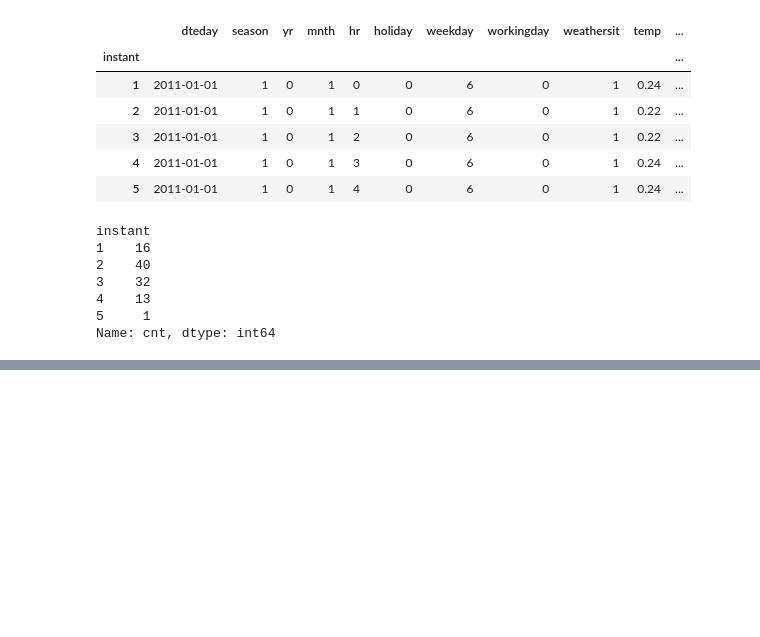
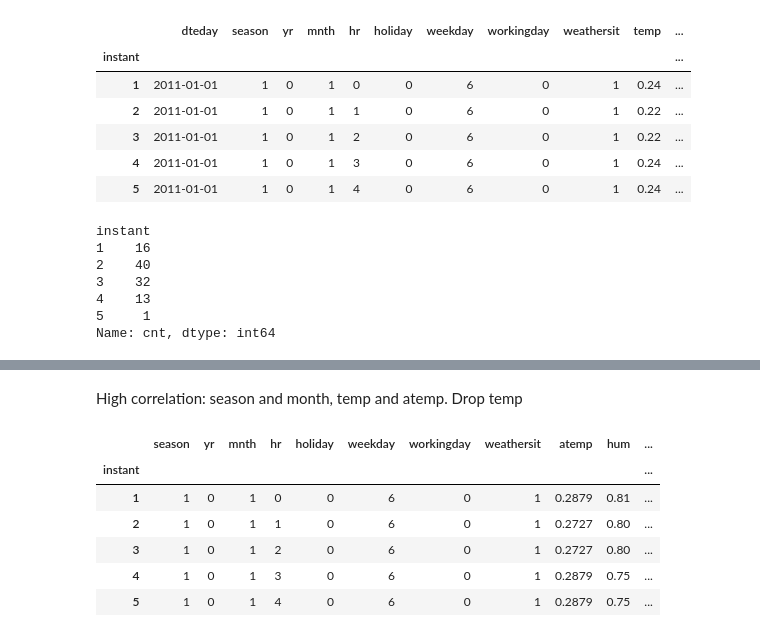
Before and after one commit to AlexeyMarg/ML_bicycle_sharing, a Jupyter notebook: bicycle_prediction.ipynb, the cells around one changed output, grey strips where cells are left out. Drawn from its saved outputs; the diff is of its cells as text; code cells hidden in the pictures; blank space fills up the shorter version.

```diff
--- a/bicycle_prediction.ipynb
+++ b/bicycle_prediction.ipynb
@@ -87,0 +111,13 @@ Name: cnt, dtype: int64
+# %% [markdown]
+High correlation: season and month, temp and atemp. Drop temp
+# %%
+X = X.drop('temp', axis=1)
+X.head()
+# %% [output]
+|  | season | yr | mnth | hr | holiday | weekday | workingday | weathersit | atemp | hum | ... |
+| instant |  |  |  |  |  |  |  |  |  |  | ... |
+| 1 | 1 | 0 | 1 | 0 | 0 | 6 | 0 | 1 | 0.2879 | 0.81 | ... |
+| 2 | 1 | 0 | 1 | 1 | 0 | 6 | 0 | 1 | 0.2727 | 0.80 | ... |
+| 3 | 1 | 0 | 1 | 2 | 0 | 6 | 0 | 1 | 0.2727 | 0.80 | ... |
+| 4 | 1 | 0 | 1 | 3 | 0 | 6 | 0 | 1 | 0.2879 | 0.75 | ... |
+| 5 | 1 | 0 | 1 | 4 | 0 | 6 | 0 | 1 | 0.2879 | 0.75 | ... |
```
Also changed, not shown: parts of 5 cells of this notebook.
